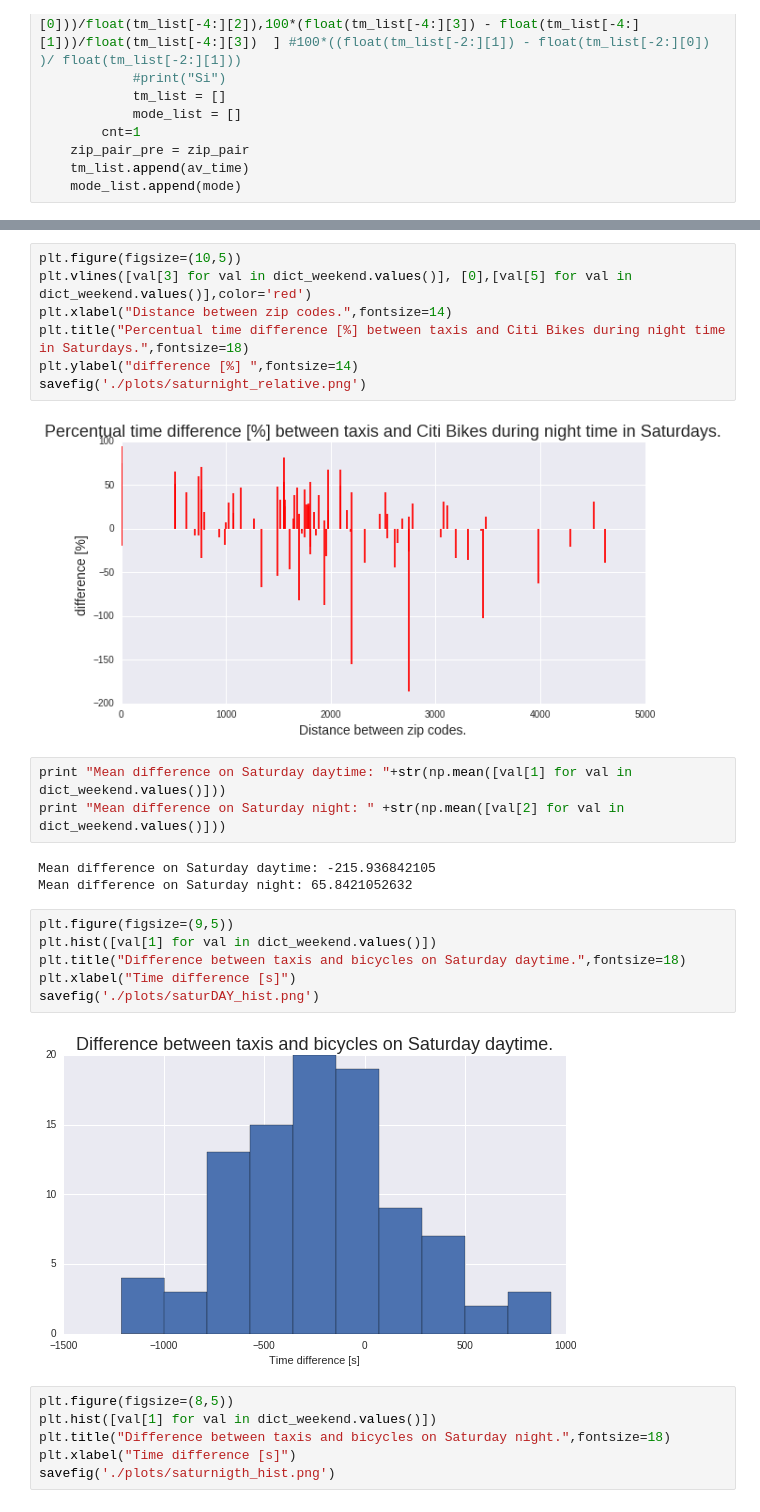
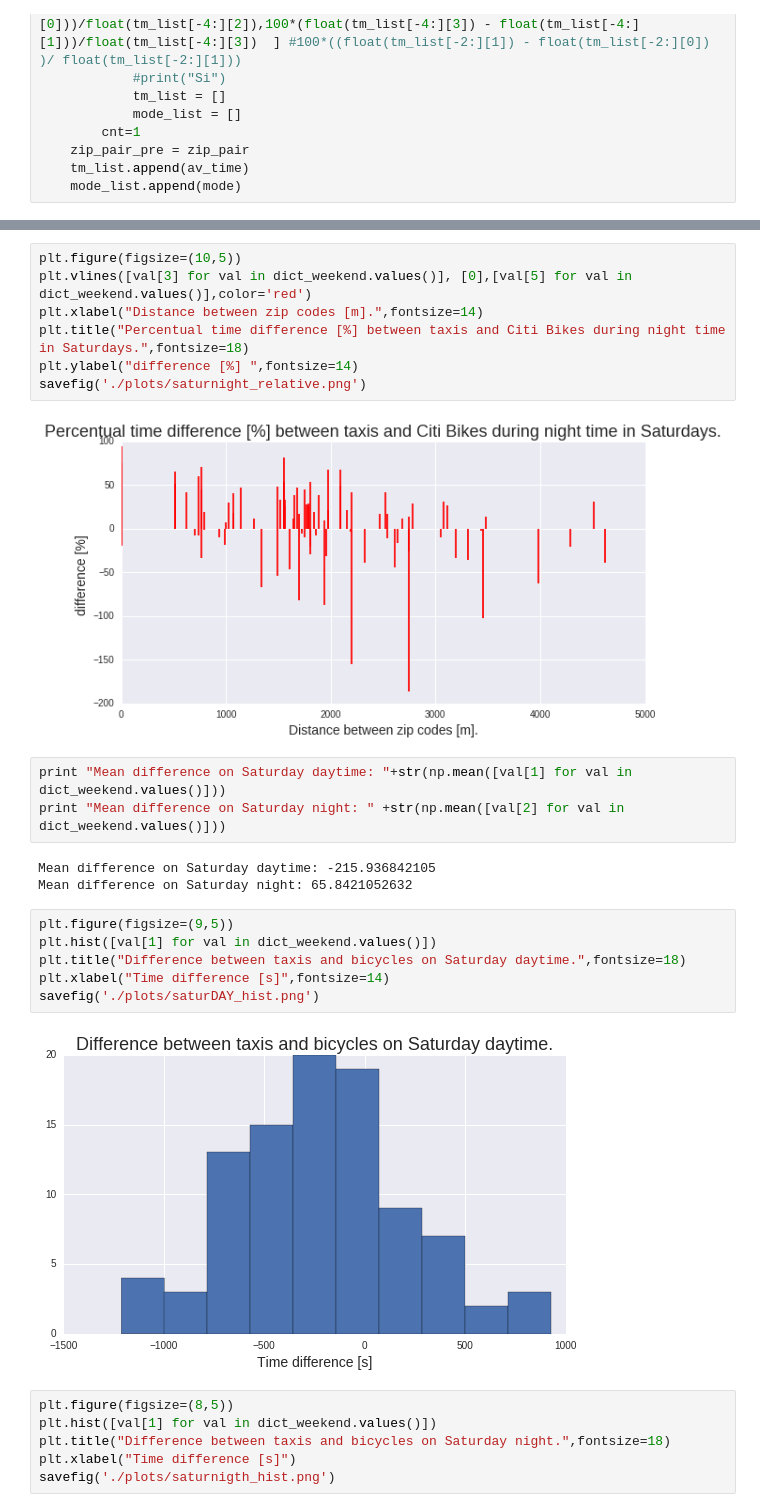
Before and after one commit to sarangof/Citibike-vs-taxis-NYC, a Jupyter notebook: resultsVisualization.ipynb, the cells around one changed output, grey strips where cells are left out. Cells and saved outputs as stored; diff of their text form.

```diff
--- a/resultsVisualization.ipynb
+++ b/resultsVisualization.ipynb
@@ -299,12 +321,12 @@ savefig('./plots/saturnight_difference.png')
 # %%
 plt.figure(figsize=(10,5))
 plt.vlines([val[3] for val in dict_weekend.values()], [0],[val[5] for val in dict_weekend.values()],color='red')
-plt.xlabel("Distance between zip codes.",fontsize=14)
+plt.xlabel("Distance between zip codes [m].",fontsize=14)
 plt.title("Percentual time difference [%] between taxis and Citi Bikes during night time in Saturdays.",fontsize=18)
 plt.ylabel("difference [%] ",fontsize=14)
 savefig('./plots/saturnight_relative.png')
 # %% [output]
-[figure, old version]
+[figure, new version]
 # %%
 print "Mean difference on Saturday daytime: "+str(np.mean([val[1] for val in dict_weekend.values()]))
 print "Mean difference on Saturday night: " +str(np.mean([val[2] for val in dict_weekend.values()]))
@@ -314,11 +336,11 @@ Mean difference on Saturday night: 65.8421052632
 # %%
 plt.figure(figsize=(9,5))
 plt.hist([val[1] for val in dict_weekend.values()])
 plt.title("Difference between taxis and bicycles on Saturday daytime.",fontsize=18)
-plt.xlabel("Time difference [s]")
+plt.xlabel("Time difference [s]",fontsize=14)
 savefig('./plots/saturDAY_hist.png')
 # %% [output]
-[figure, old version]
+[figure, new version]
 # %%
 plt.figure(figsize=(8,5))
 plt.hist([val[1] for val in dict_weekend.values()])
```
Also changed, not shown: parts of 14 cells of this notebook, 2 other files.
